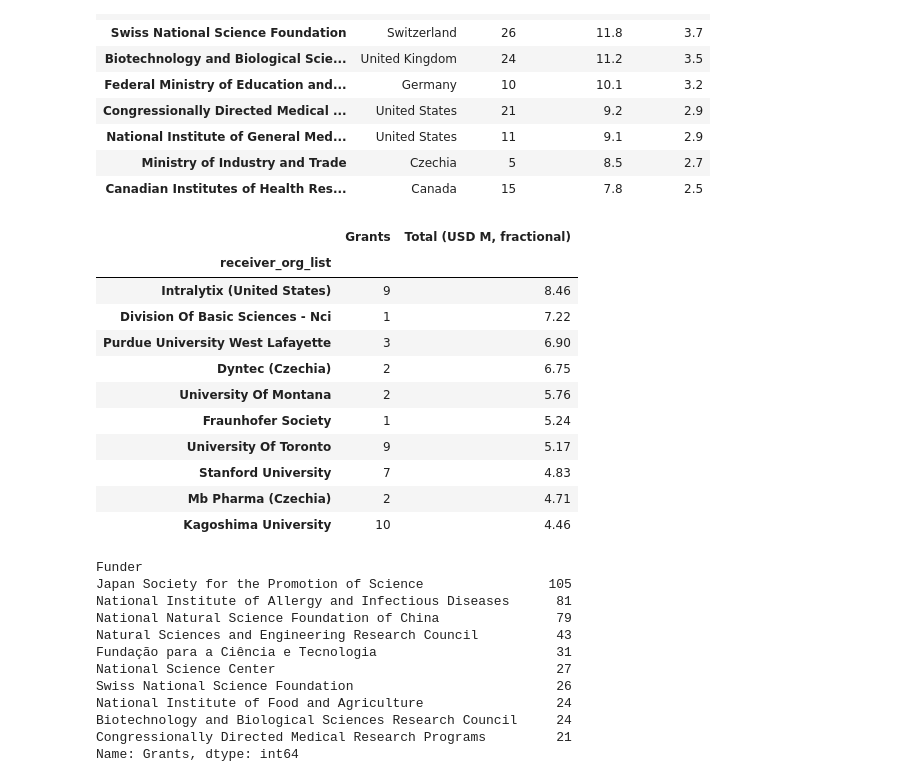
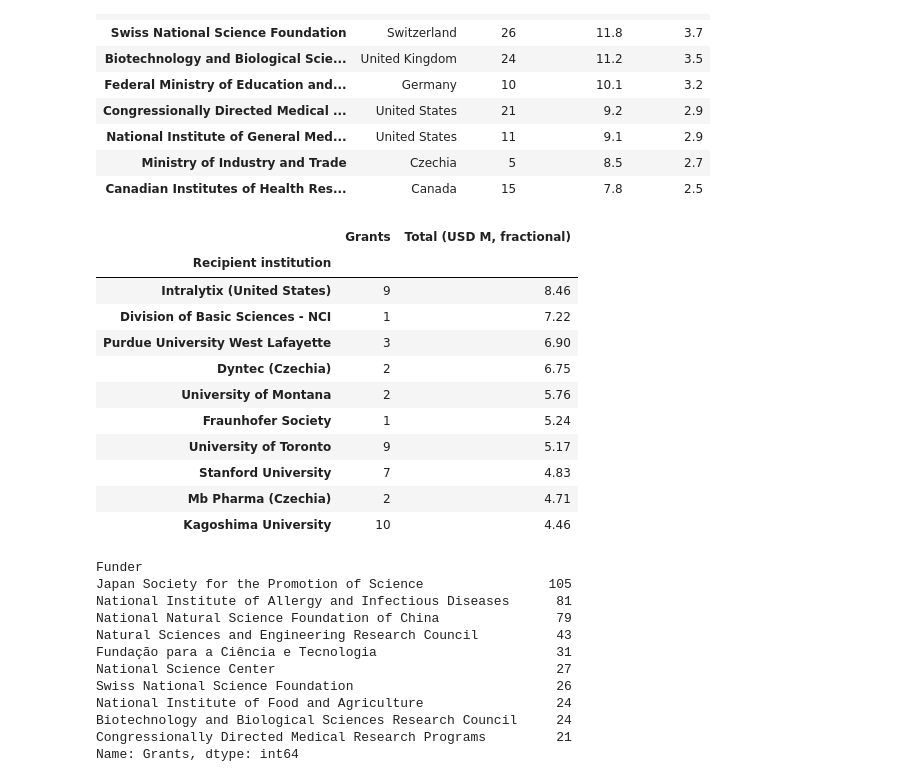
Before and after one commit to descartesmbogning/phage-therapy-funding, a Jupyter notebook: notebooks/03_main_analysis.ipynb, the cells around one changed output. Saved outputs shown, nothing was run; the diff lists cells and outputs as text; code cells hidden in the pictures.

```diff
--- a/notebooks/03_main_analysis.ipynb
+++ b/notebooks/03_main_analysis.ipynb
@@ -360,17 +373,17 @@ t2a = pf.top_funders(d); t2a.to_csv(TAB / "Table2a_top_funders.csv"); t2a
 | Ministry of Industry and Trade | Czechia | 5 | 8.5 | 2.7 |
 | Canadian Institutes of Health Res... | Canada | 15 | 7.8 | 2.5 |
 # %%
-t2b = pf.top_recipients(d); t2b.to_csv(TAB / "Table2b_top_recipients.csv"); t2b
+t2b = pf.top_recipients(d); t2b.index = t2b.index.map(pf.tidy_name); t2b.index.name = "Recipient institution"; t2b.to_csv(TAB / "Table2b_top_recipients.csv"); t2b
 # %% [output]
 |  | Grants | Total (USD M, fractional) |
-| receiver_org_list |  |  |
+| Recipient institution |  |  |
 | Intralytix (United States) | 9 | 8.46 |
-| Division Of Basic Sciences - Nci | 1 | 7.22 |
+| Division of Basic Sciences - NCI | 1 | 7.22 |
 | Purdue University West Lafayette | 3 | 6.90 |
 | Dyntec (Czechia) | 2 | 6.75 |
-| University Of Montana | 2 | 5.76 |
+| University of Montana | 2 | 5.76 |
 | Fraunhofer Society | 1 | 5.24 |
-| University Of Toronto | 9 | 5.17 |
+| University of Toronto | 9 | 5.17 |
 | Stanford University | 7 | 4.83 |
 | Mb Pharma (Czechia) | 2 | 4.71 |
 | Kagoshima University | 10 | 4.46 |
```
Also changed, not shown: parts of 7 cells of this notebook, 40 other files.
